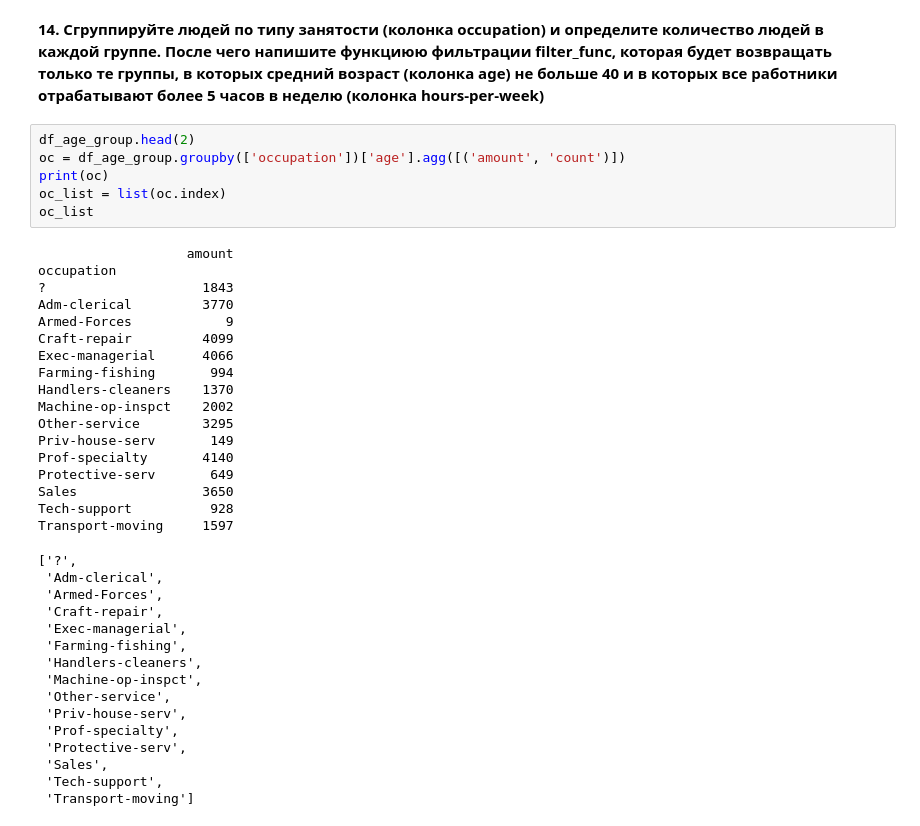
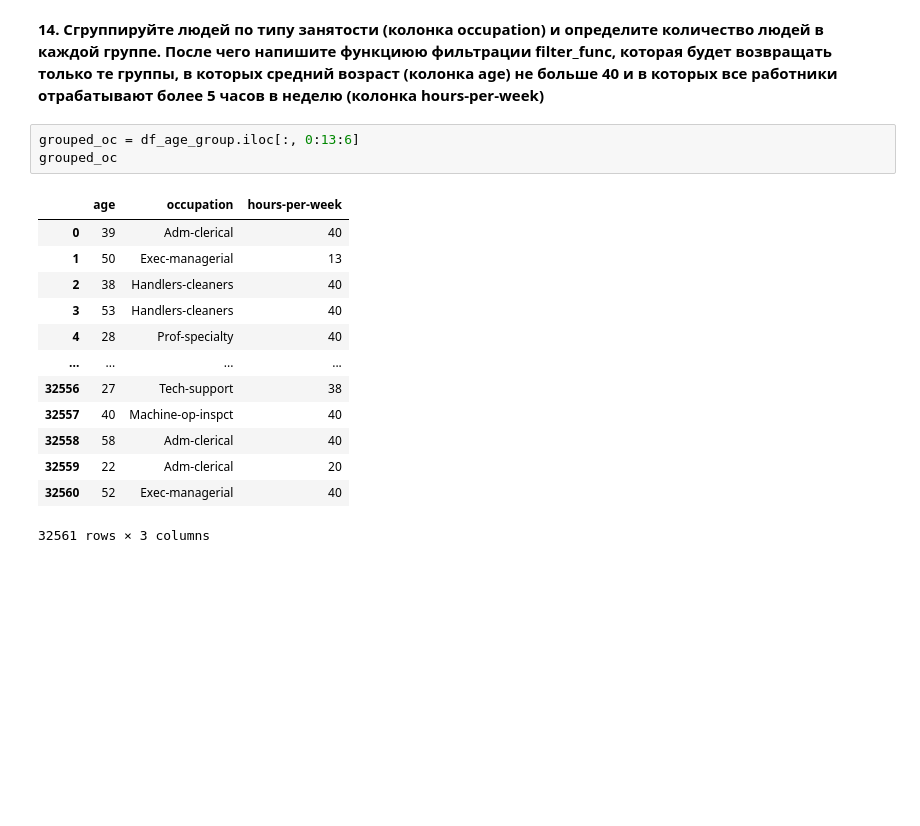
Before and after one commit to TiltSpirit/de_trainee, a Jupyter notebook: assignment_pandas.ipynb, the cells around one changed output. Drawn from its saved outputs; the diff is of its cells as text; blank space fills up the shorter version.

```diff
--- a/assignment_pandas.ipynb
+++ b/assignment_pandas.ipynb
@@ -335,42 +335,20 @@ young    <=50K    12561
 The oldest age group who earned more than 50K is "adult" and there were 6240 of them
 # %% [markdown]
 **14. Сгруппируйте людей по типу занятости (колонка occupation) и определите количество людей в каждой группе. После чего напишите функциюю фильтрации filter_func, которая будет возвращать только те группы, в которых средний возраст (колонка age) не больше 40 и в которых все работники отрабатывают более 5 часов в неделю (колонка hours-per-week)**
-# %%
-df_age_group.head(2)
-oc = df_age_group.groupby(['occupation'])['age'].agg([('amount', 'count')])
-print(oc)
-oc_list = list(oc.index)
-oc_list
-# %% [output]
-                   amount
-occupation
-?                    1843
-Adm-clerical         3770
-Armed-Forces            9
-Craft-repair         4099
-Exec-managerial      4066
-Farming-fishing       994
-Handlers-cleaners    1370
-Machine-op-inspct    2002
-Other-service        3295
-Priv-house-serv       149
-Prof-specialty       4140
-Protective-serv       649
-Sales                3650
-Tech-support          928
-Transport-moving     1597
-['?',
- 'Adm-clerical',
- 'Armed-Forces',
- 'Craft-repair',
- 'Exec-managerial',
- 'Farming-fishing',
- 'Handlers-cleaners',
- 'Machine-op-inspct',
- 'Other-service',
- 'Priv-house-serv',
- 'Prof-specialty',
- 'Protective-serv',
- 'Sales',
- 'Tech-support',
- 'Transport-moving']
+# %%
+grouped_oc = df_age_group.iloc[:, 0:13:6]
+grouped_oc
+# %% [output]
+|  | age | occupation | hours-per-week |
+| 0 | 39 | Adm-clerical | 40 |
+| 1 | 50 | Exec-managerial | 13 |
+| 2 | 38 | Handlers-cleaners | 40 |
+| 3 | 53 | Handlers-cleaners | 40 |
+| 4 | 28 | Prof-specialty | 40 |
+| ... | ... | ... | ... |
+| 32556 | 27 | Tech-support | 38 |
+| 32557 | 40 | Machine-op-inspct | 40 |
+| 32558 | 58 | Adm-clerical | 40 |
+| 32559 | 22 | Adm-clerical | 20 |
+| 32560 | 52 | Exec-managerial | 40 |
+32561 rows × 3 columns
```
Also changed, not shown: parts of 4 cells of this notebook.
